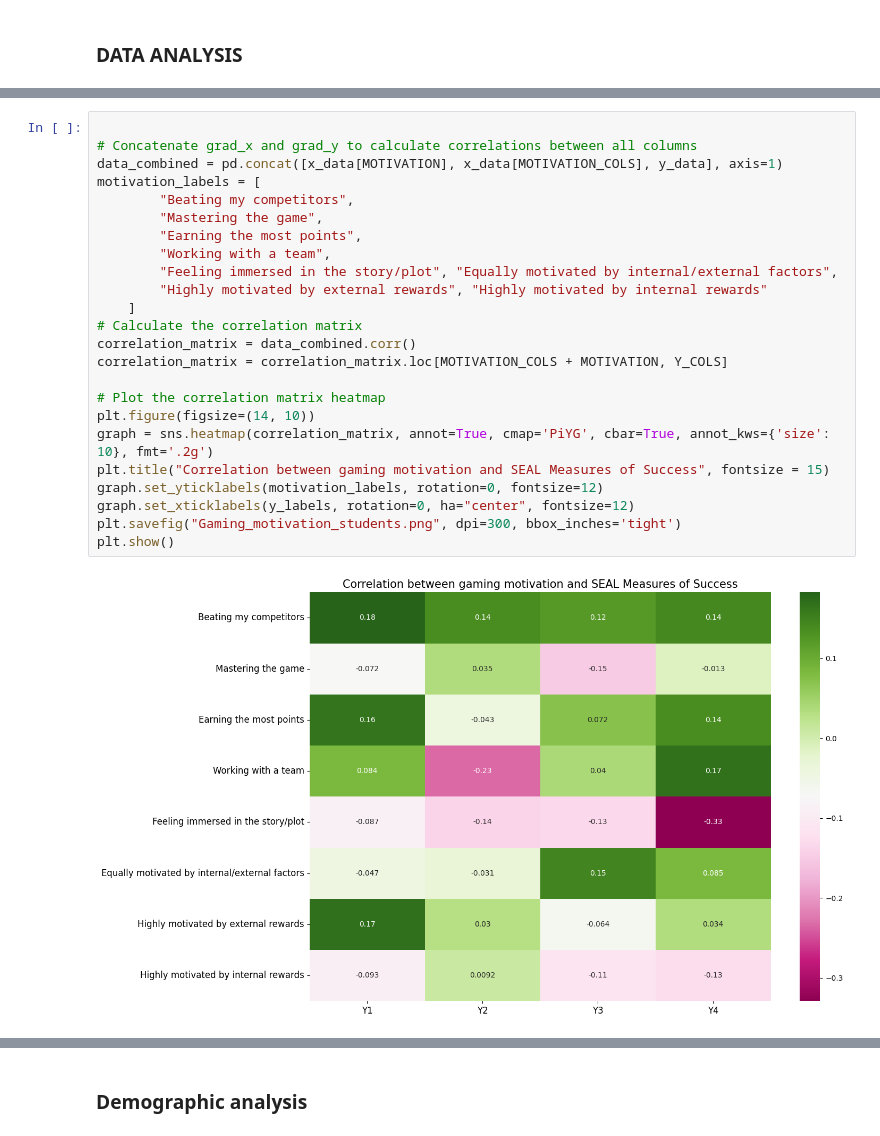
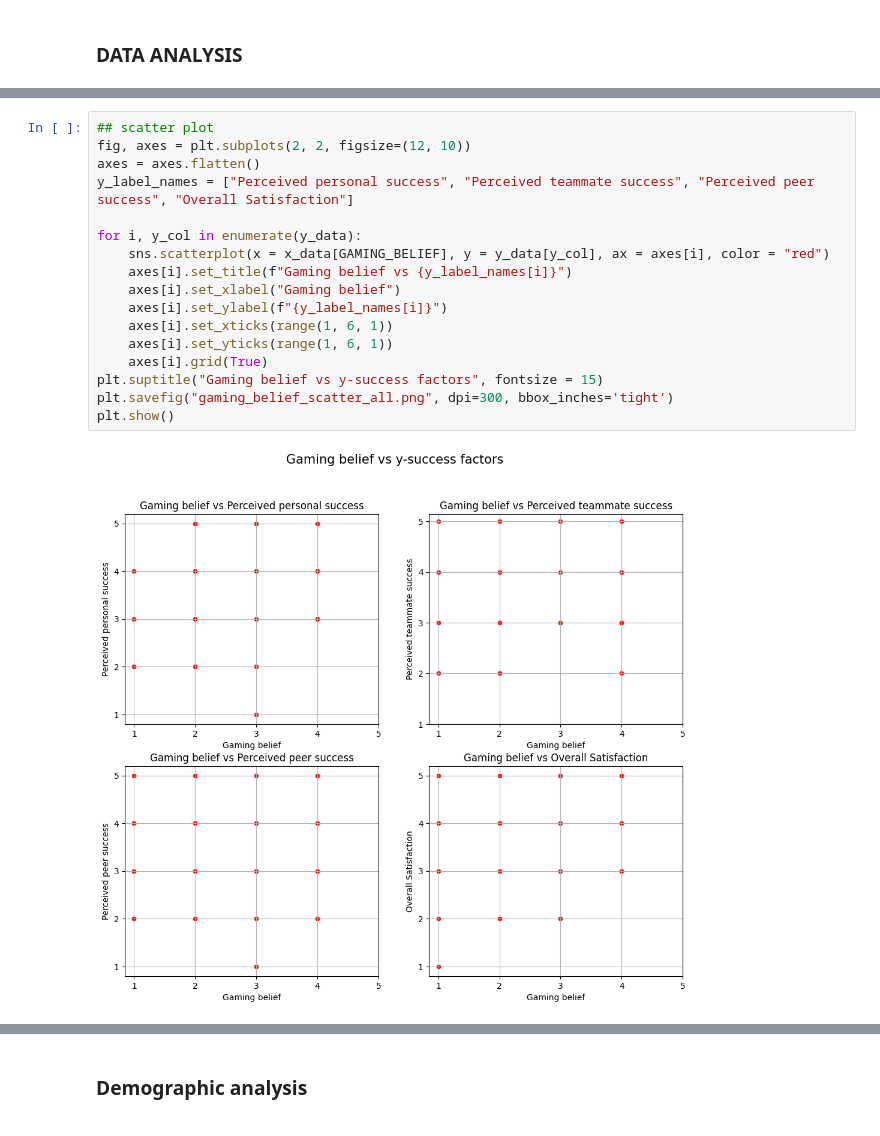
Before and after one commit to blobgoat/gamification_data_analysis, a Jupyter notebook: Notebooks/students_gaming_belief/highschool_analysis.ipynb, the cells around one changed output, grey strips where cells are left out. Saved outputs shown, nothing was run; the diff lists cells and outputs as text.

```diff
--- a/Notebooks/student_study/student_analysis.ipynb
+++ b/Notebooks/students_gaming_belief/highschool_analysis.ipynb
@@ -240,28 +222,21 @@ plt.show()
-# %%
-
-# Concatenate grad_x and grad_y to calculate correlations between all columns
-data_combined = pd.concat([x_data[MOTIVATION], x_data[MOTIVATION_COLS], y_data], axis=1)
-motivation_labels = [
-        "Beating my competitors",
-        "Mastering the game",
-        "Earning the most points",
-        "Working with a team",
-        "Feeling immersed in the story/plot", "Equally motivated by internal/external factors",
-        "Highly motivated by external rewards", "Highly motivated by internal rewards"
-    ]
-# Calculate the correlation matrix
-correlation_matrix = data_combined.corr()
-correlation_matrix = correlation_matrix.loc[MOTIVATION_COLS + MOTIVATION, Y_COLS]
-
-# Plot the correlation matrix heatmap
-plt.figure(figsize=(14, 10))
-graph = sns.heatmap(correlation_matrix, annot=True, cmap='PiYG', cbar=True, annot_kws={'size': 10}, fmt='.2g')
-plt.title("Correlation between gaming motivation and SEAL Measures of Success", fontsize = 15)
-graph.set_yticklabels(motivation_labels, rotation=0, fontsize=12)
-graph.set_xticklabels(y_labels, rotation=0, ha="center", fontsize=12)
-plt.savefig("Gaming_motivation_students.png", dpi=300, bbox_inches='tight')
-plt.show()
-# %% [output]
-[figure, removed]
+# %%
+## scatter plot
+fig, axes = plt.subplots(2, 2, figsize=(12, 10))
+axes = axes.flatten()
+y_label_names = ["Perceived personal success", "Perceived teammate success", "Perceived peer success", "Overall Satisfaction"]
+
+for i, y_col in enumerate(y_data):
+    sns.scatterplot(x = x_data[GAMING_BELIEF], y = y_data[y_col], ax = axes[i], color = "red")
+    axes[i].set_title(f"Gaming belief vs {y_label_names[i]}")
+    axes[i].set_xlabel("Gaming belief")
+    axes[i].set_ylabel(f"{y_label_names[i]}")
+    axes[i].set_xticks(range(1, 6, 1))
+    axes[i].set_yticks(range(1, 6, 1))
+    axes[i].grid(True)
+plt.suptitle("Gaming belief vs y-success factors", fontsize = 15)
+plt.savefig("gaming_belief_scatter_all.png", dpi=300, bbox_inches='tight')
+plt.show()
+# %% [output]
+[figure, added]
 # %%
 ### non graphical data analysis
```
Also changed, not shown: parts of 5 cells of this notebook, 51 other files.
